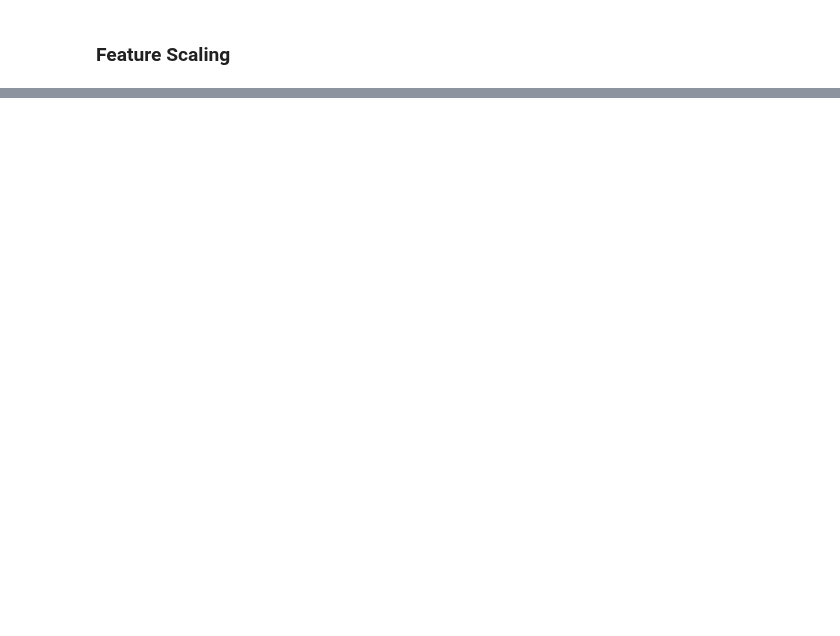
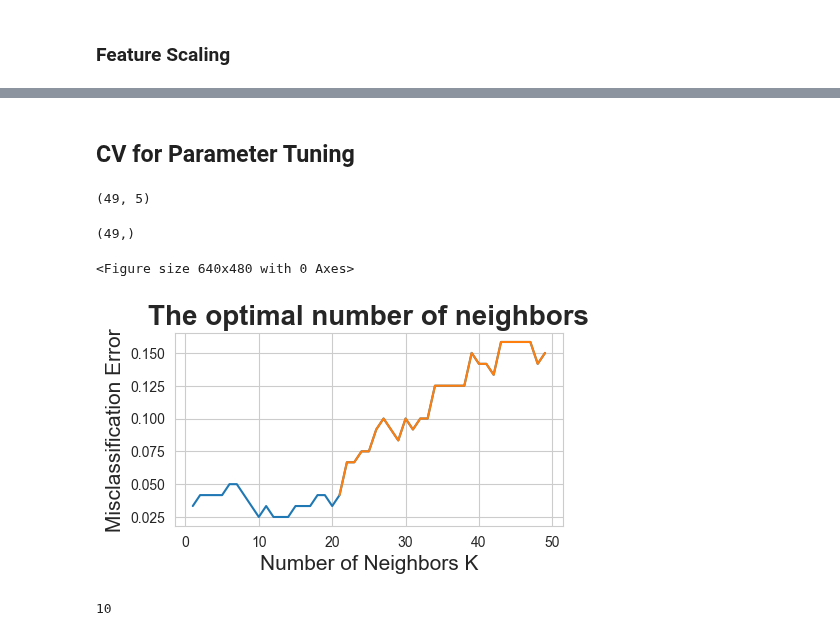
Before and after one commit to Pj-354/Python-Notebooks--Mine-, a Jupyter notebook: ML Fuckery/KNN.ipynb, the cells around one changed output, grey strips where cells are left out. Saved outputs shown, nothing was run; the diff lists cells and outputs as text; code cells hidden in the pictures; blank space fills up the shorter version.

```diff
--- a/ML Fuckery/KNN.ipynb
+++ b/ML Fuckery/KNN.ipynb
@@ -102,0 +119,5 @@ SScaler = StandardScaler()
+# %%
+classifier = KNeighborsClassifier(n_neighbors = 10, #Neighbours
+                                  p = 2, # 2 is L-2 norm
+                                  )
+classifier.fit(X_train, y_train)
@@ -102,0 +160,56 @@ SScaler = StandardScaler()
+# %% [markdown]
+## CV for Parameter Tuning
+# %%
+from sklearn.model_selection import cross_val_score
+
+#Create range of what we want the hyperparameter to potentially be
+n_neighbours_range = list(range(1,50))
+#Empty Score List to keep track
+n_neighbours_scores = []
+nn = []
+
+#For 10-fold Cross Validation
+for i in n_neighbours_range:
+    k_NN = KNeighborsClassifier(n_neighbors=i, p = 2)
+    n_neighbours_scores.append(cross_val_score(k_NN, X_train, y_train, cv = 10, scoring='accuracy'))
+    nn.append(cross_val_score(k_NN, X_train, y_train, cv = 10, scoring='accuracy').mean())
+
+n_neighbours_scores = pd.DataFrame(n_neighbours_scores)
+# %%
+#Shape is : Number of Parameters x K (in number of folds in K-fold validation)
+#           (n rows x n columns)
+n_neighbours_scores.shape
+# %% [output]
+(49, 5)
+# %%
+#We want to take the mean of each cross validation score (along the columns so axis = col)
+n_neighbours_scores_mean = n_neighbours_scores.mean(axis='columns')
+n_neighbours_scores_mean.shape
+# %% [output]
+(49,)
+# %%
+import seaborn as sns
+n_neighbours_scores_mean = np.array(n_neighbours_scores_mean)
+# %%
+# changing to misclassification error
+MSE = [1-x for x in n_neighbours_scores_mean]
+MSE_2 = [1-x for x in nn] #Same thing
+
+plt.figure()
+plt.figure(figsize=(5,2.5))
+plt.title('The optimal number of neighbors', fontsize=20, fontweight='bold')
+plt.xlabel('Number of Neighbors K', fontsize=15)
+plt.ylabel('Misclassification Error', fontsize=15)
+sns.set_style("whitegrid")
+plt.plot(n_neighbours_range, MSE)
+
+plt.show()
+# %% [output]
+<Figure size 640x480 with 0 Axes>
+[figure, added]
+# %%
+#Best value of K to pick is the one smallest number that minimises the MSE
+best_value = n_neighbours_range[MSE.index(min(MSE))]
+best_value
+# %% [output]
+10
```
Also changed, not shown: parts of 17 cells of this notebook, 1 other file.
